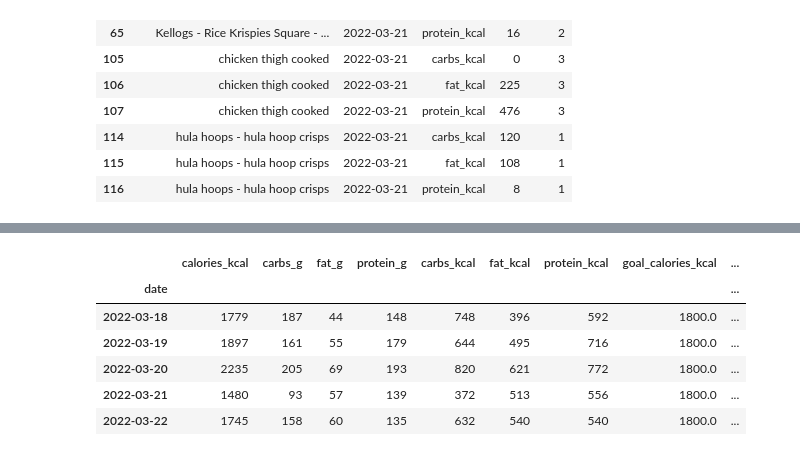
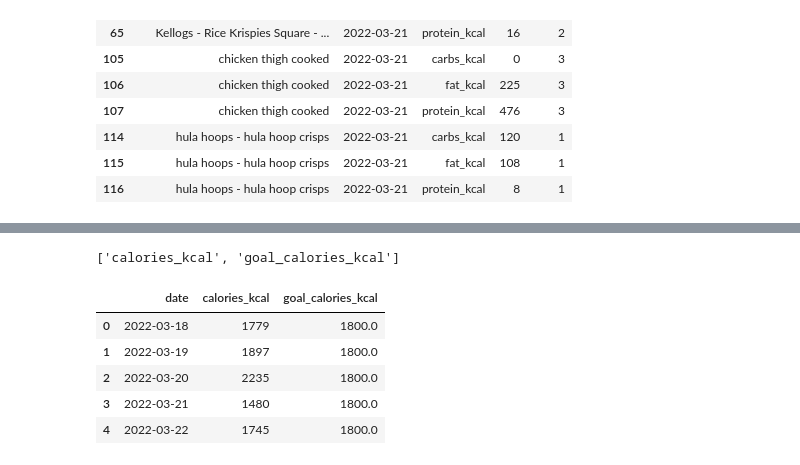
Before and after one commit to ismailmo1/mfp-wrapped, a Jupyter notebook: notebooks/mfp_plotting.ipynb, the cells around one changed output, grey strips where cells are left out. Cells and saved outputs as stored; diff of their text form; code cells hidden in the pictures.

```diff
--- a/notebooks/mfp_plotting.ipynb
+++ b/notebooks/mfp_plotting.ipynb
@@ -90,9 +87,21 @@ Index(['food', 'calories_kcal', 'carbs_g', 'fat_g', 'protein_g', 'sugar_g',
+# %%
+macro_kcals = {'carbs':4, 'fat':9, 'protein':4}
+macro_colours = {'carbs':"darkturquoise", 'fat':"tomato", 'protein':"mediumorchid"}
+#add kcal column for macros
+for key,val in macro_kcals.items():
+    diary_df[key+'_kcal'] = diary_df[key+"_g"] * val
+    diary_df["goal_" + key+'_kcal'] = diary_df["goal_" +key+"_g"] * val
 # %%
 sum_cols = {col:'sum' for col in ['calories_kcal', 'carbs_g', 'fat_g', 'protein_g','carbs_kcal', 'fat_kcal', 'protein_kcal']}
 # %%
 mean_cols = {col:'mean' for col in [ 'goal_calories_kcal', 'goal_carbs_g', 'goal_fat_g',
-       'goal_protein_g']}
+       'goal_protein_g', 'goal_carbs_kcal', 'goal_fat_kcal',
+       'goal_protein_kcal']}
 # %%
 agg_dict = {**sum_cols, **mean_cols}
 # %%
 daily_data = diary_df.groupby('date').agg(agg_dict)
+# %%
+kcal_macro_cols = [col for col in daily_data.columns if 'kcal' in col and 'calories' not in col]
+gram_macro_cols = [col for col in daily_data.columns if '_g' in col and 'calories' not in col]
+calorie_cols = [col for col in daily_data.columns if 'calories' in col]
@@ -98,0 +136,4 @@ daily_data = diary_df.groupby('date').agg(agg_dict)
+# %%
+calorie_cols
+# %% [output]
+['calories_kcal', 'goal_calories_kcal']
@@ -99,10 +142,9 @@ daily_data = diary_df.groupby('date').agg(agg_dict)
 # %%
-daily_data
+daily_data[calorie_cols].reset_index()
 # %% [output]
-|  | calories_kcal | carbs_g | fat_g | protein_g | carbs_kcal | fat_kcal | protein_kcal | goal_calories_kcal | ... |
-| date |  |  |  |  |  |  |  |  | ... |
-| 2022-03-18 | 1779 | 187 | 44 | 148 | 748 | 396 | 592 | 1800.0 | ... |
-| 2022-03-19 | 1897 | 161 | 55 | 179 | 644 | 495 | 716 | 1800.0 | ... |
-| 2022-03-20 | 2235 | 205 | 69 | 193 | 820 | 621 | 772 | 1800.0 | ... |
-| 2022-03-21 | 1480 | 93 | 57 | 139 | 372 | 513 | 556 | 1800.0 | ... |
-| 2022-03-22 | 1745 | 158 | 60 | 135 | 632 | 540 | 540 | 1800.0 | ... |
+|  | date | calories_kcal | goal_calories_kcal |
+| 0 | 2022-03-18 | 1779 | 1800.0 |
+| 1 | 2022-03-19 | 1897 | 1800.0 |
+| 2 | 2022-03-20 | 2235 | 1800.0 |
+| 3 | 2022-03-21 | 1480 | 1800.0 |
+| 4 | 2022-03-22 | 1745 | 1800.0 |
```
Also changed, not shown: parts of 9 cells of this notebook.
